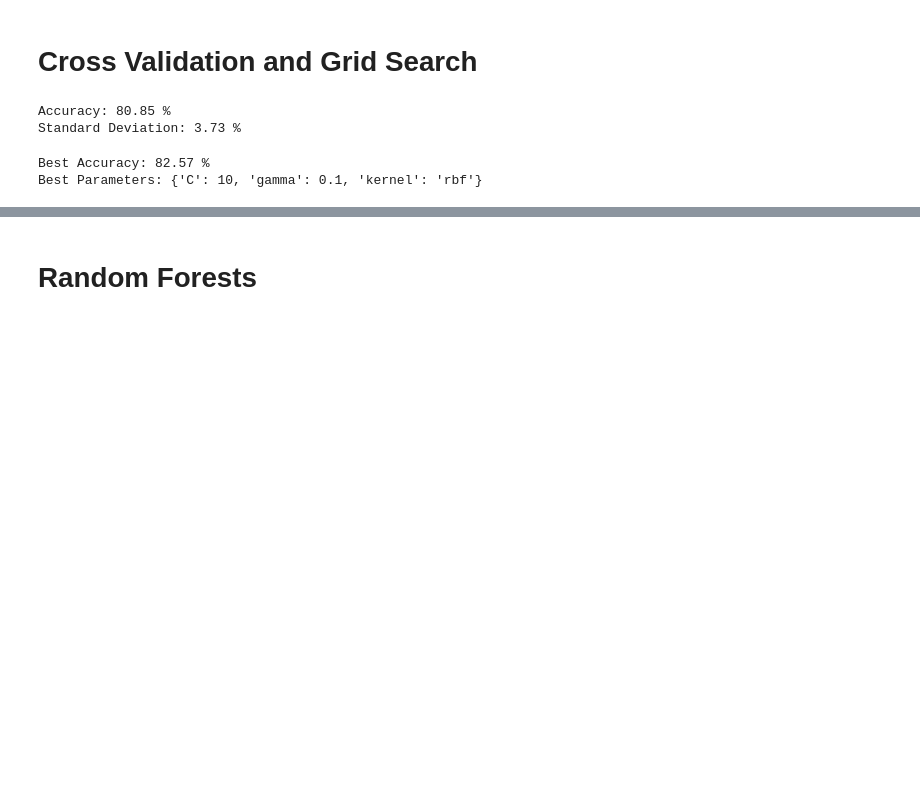
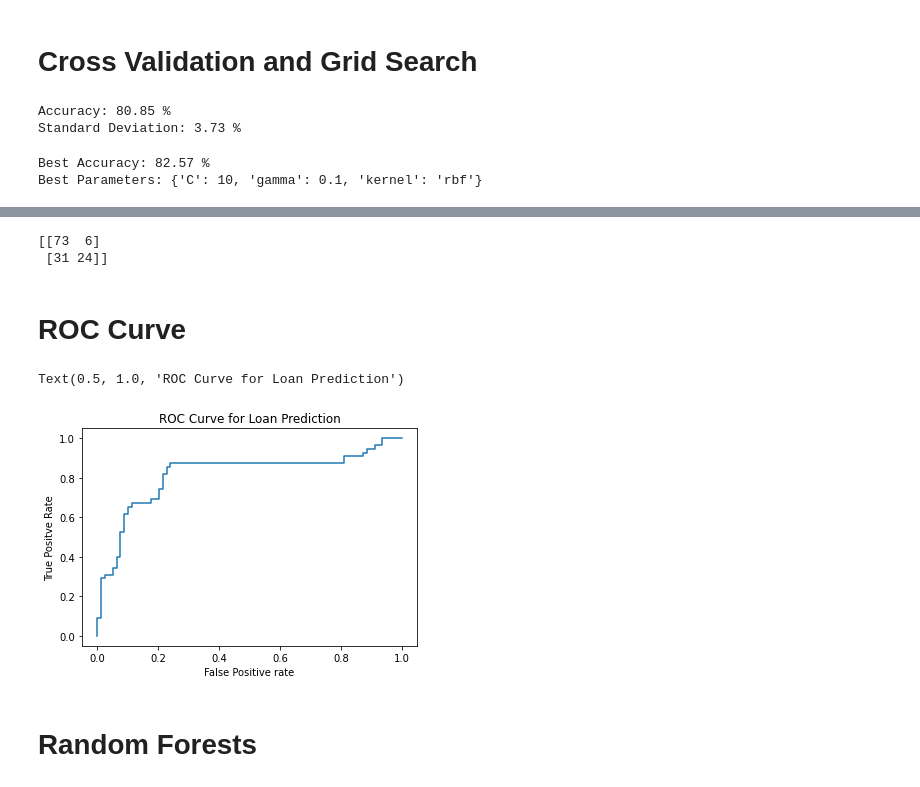
Before and after one commit to RFJC21/titanic_classification, a Jupyter notebook: titanic_ann_svm_rf.ipynb, the cells around one changed output, grey strips where cells are left out. Cells and saved outputs as stored; diff of their text form; code cells hidden in the pictures; blank space fills up the shorter version.

```diff
--- a/titanic_ann_svm_rf.ipynb
+++ b/titanic_ann_svm_rf.ipynb
@@ -468,7 +509,7 @@ sc = StandardScaler()
 X_train = sc.fit_transform(X_train)
 X_test = sc.transform(X_test)
 # %%
-classifier = SVC(C= 10,gamma= 0.1,kernel = 'rbf', random_state = 0)
+classifier = SVC(C= 10,gamma= 0.1,kernel = 'rbf', random_state = 0,probability=True)
 classifier.fit(X_train, y_train)
 # %% [output]
 SVC(C=10, break_ties=False, cache_size=200, class_weight=None, coef0=0.0,
@@ -527,3 +568,5 @@ print("Best Parameters:", best_parameters)
 # %% [output]
 Best Accuracy: 82.57 %
 Best Parameters: {'C': 10, 'gamma': 0.1, 'kernel': 'rbf'}
+# %%
+Y_prob = classifier.predict_proba(X_test)[:, 1]
@@ -529,0 +615,7 @@ Best Parameters: {'C': 10, 'gamma': 0.1, 'kernel': 'rbf'}
+# %%
+print(confusion_matrix(y_test,Y_new_pred))
+# %% [output]
+[[73  6]
+ [31 24]]
+# %% [markdown]
+# ROC Curve
@@ -530,3 +626,14 @@ Best Parameters: {'C': 10, 'gamma': 0.1, 'kernel': 'rbf'}
+# %%
+import matplotlib.pyplot as plt
+
+fpr, tpr, threshold = roc_curve(y_test, Y_prob)
+plt.plot(fpr, tpr)
+plt.xlabel("False Positive rate")
+plt.ylabel("True Positve Rate")
+plt.title("ROC Curve for Loan Prediction")
+# %% [output]
+Text(0.5, 1.0, 'ROC Curve for Loan Prediction')
+[figure, added]
 # %% [markdown]
 # Random Forests
 # %%
```
Also changed, not shown: parts of 39 cells of this notebook.
